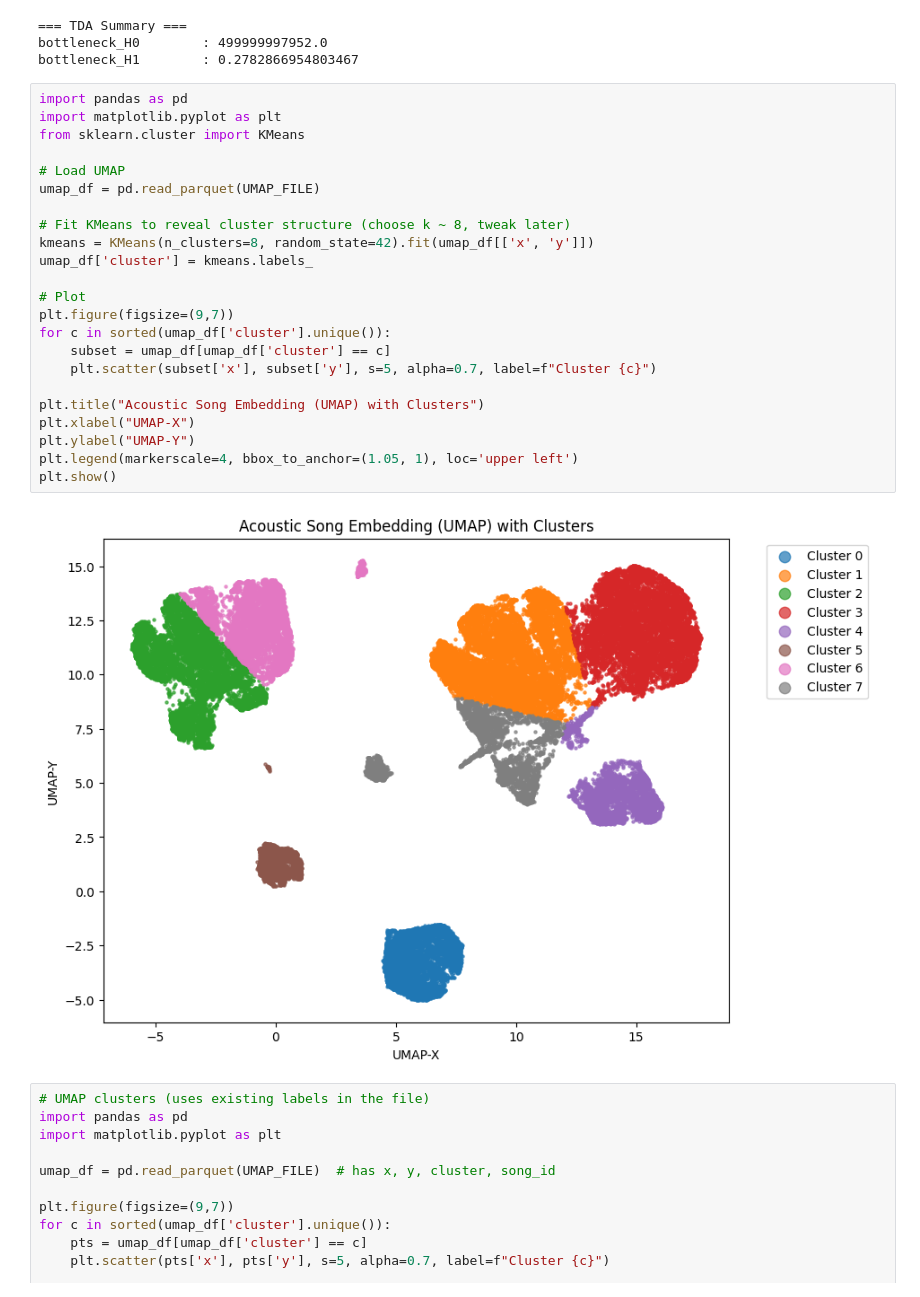
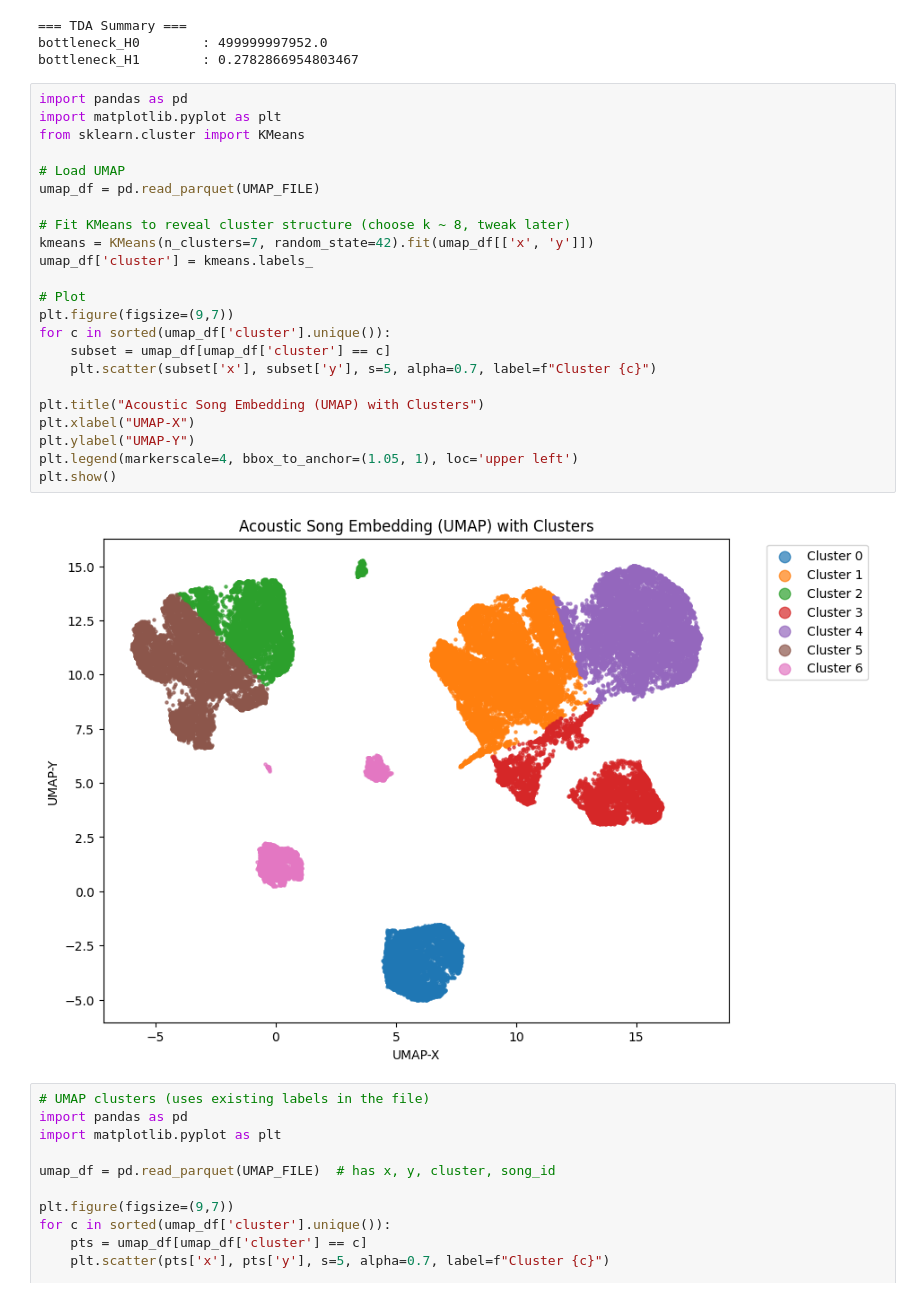
Before and after one commit to cyrustt/TDA_project, a Jupyter notebook: plot_persistence_big.ipynb, the cells around one changed output. Saved outputs shown, nothing was run; the diff lists cells and outputs as text.

```diff
--- a/plot_persistence_big.ipynb
+++ b/plot_persistence_big.ipynb
@@ -179,28 +179,28 @@ bottleneck_H1        : 0.2782866954803467
 # %%
 import pandas as pd
 import matplotlib.pyplot as plt
 from sklearn.cluster import KMeans
 
 # Load UMAP
 umap_df = pd.read_parquet(UMAP_FILE)
 
 # Fit KMeans to reveal cluster structure (choose k ~ 8, tweak later)
-kmeans = KMeans(n_clusters=8, random_state=42).fit(umap_df[['x', 'y']])
+kmeans = KMeans(n_clusters=7, random_state=42).fit(umap_df[['x', 'y']])
 umap_df['cluster'] = kmeans.labels_
 
 # Plot
 plt.figure(figsize=(9,7))
 for c in sorted(umap_df['cluster'].unique()):
     subset = umap_df[umap_df['cluster'] == c]
     plt.scatter(subset['x'], subset['y'], s=5, alpha=0.7, label=f"Cluster {c}")
 
 plt.title("Acoustic Song Embedding (UMAP) with Clusters")
 plt.xlabel("UMAP-X")
 plt.ylabel("UMAP-Y")
 plt.legend(markerscale=4, bbox_to_anchor=(1.05, 1), loc='upper left')
 plt.show()
 # %% [output]
-[figure, old version]
+[figure, new version]
 # %%
 # UMAP clusters (uses existing labels in the file)
 import pandas as pd
```
Also changed, not shown: 8 other files.
